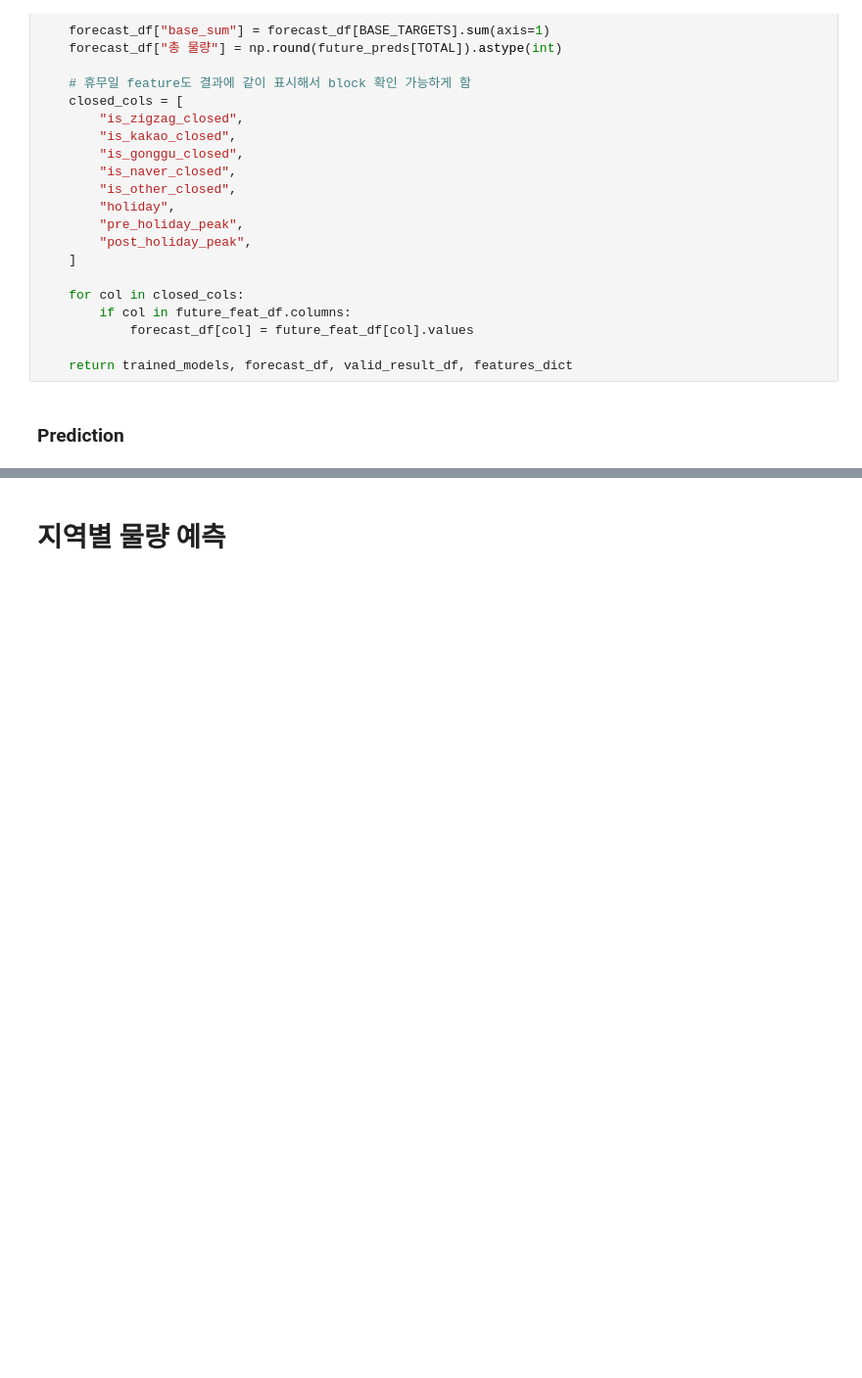
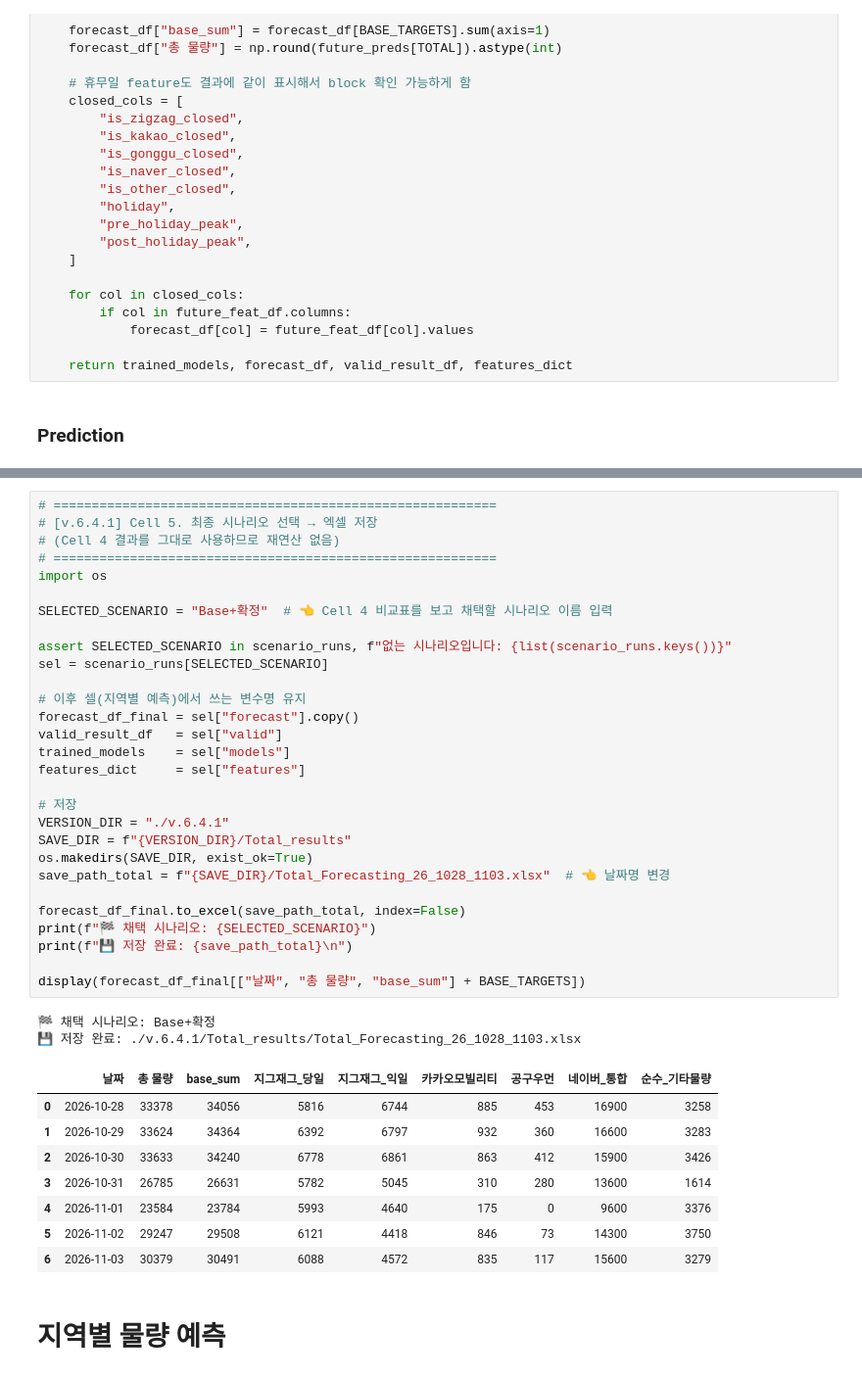
Before and after one commit to ds-sujin/forecasting_new, a Jupyter notebook: forecasting_demo_v6.4.1.ipynb, the cells around one changed output, grey strips where cells are left out. Shown at 98% size. Cells and saved outputs as stored; diff of their text form; blank space fills up the shorter version.

Commit message:
feat(v6.4.1): 시나리오 자동 조합 및 네이버 확정물량 반영

```diff
--- a/forecasting_demo_v6.4.1.ipynb
+++ b/forecasting_demo_v6.4.1.ipynb
@@ -1884,3 +1890,43 @@ display(forecast_df_final)
+# %%
+# ==========================================================
+# [v.6.4.1] Cell 5. 최종 시나리오 선택 → 엑셀 저장
+# (Cell 4 결과를 그대로 사용하므로 재연산 없음)
+# ==========================================================
+import os
+
+SELECTED_SCENARIO = "Base+확정"  # 👈 Cell 4 비교표를 보고 채택할 시나리오 이름 입력
+
+assert SELECTED_SCENARIO in scenario_runs, f"없는 시나리오입니다: {list(scenario_runs.keys())}"
+sel = scenario_runs[SELECTED_SCENARIO]
+
+# 이후 셀(지역별 예측)에서 쓰는 변수명 유지
+forecast_df_final = sel["forecast"].copy()
+valid_result_df   = sel["valid"]
+trained_models    = sel["models"]
+features_dict     = sel["features"]
+
+# 저장
+VERSION_DIR = "./v.6.4.1"
+SAVE_DIR = f"{VERSION_DIR}/Total_results"
+os.makedirs(SAVE_DIR, exist_ok=True)
+save_path_total = f"{SAVE_DIR}/Total_Forecasting_26_1028_1103.xlsx"  # 👈 날짜명 변경
+
+forecast_df_final.to_excel(save_path_total, index=False)
+print(f"🏁 채택 시나리오: {SELECTED_SCENARIO}")
+print(f"💾 저장 완료: {save_path_total}\n")
+
+display(forecast_df_final[["날짜", "총 물량", "base_sum"] + BASE_TARGETS])
+# %% [output]
+🏁 채택 시나리오: Base+확정
+💾 저장 완료: ./v.6.4.1/Total_results/Total_Forecasting_26_1028_1103.xlsx
+|  | 날짜 | 총 물량 | base_sum | 지그재그_당일 | 지그재그_익일 | 카카오모빌리티 | 공구우먼 | 네이버_통합 | 순수_기타물량 |
+| 0 | 2026-10-28 | 33378 | 34056 | 5816 | 6744 | 885 | 453 | 16900 | 3258 |
+| 1 | 2026-10-29 | 33624 | 34364 | 6392 | 6797 | 932 | 360 | 16600 | 3283 |
+| 2 | 2026-10-30 | 33633 | 34240 | 6778 | 6861 | 863 | 412 | 15900 | 3426 |
+| 3 | 2026-10-31 | 26785 | 26631 | 5782 | 5045 | 310 | 280 | 13600 | 1614 |
+| 4 | 2026-11-01 | 23584 | 23784 | 5993 | 4640 | 175 | 0 | 9600 | 3376 |
+| 5 | 2026-11-02 | 29247 | 29508 | 6121 | 4418 | 846 | 73 | 14300 | 3750 |
+| 6 | 2026-11-03 | 30379 | 30491 | 6088 | 4572 | 835 | 117 | 15600 | 3279 |
 # %% [markdown]
 # 지역별 물량 예측
 # %%
```
Also changed, not shown: parts of 16 cells of this notebook.
